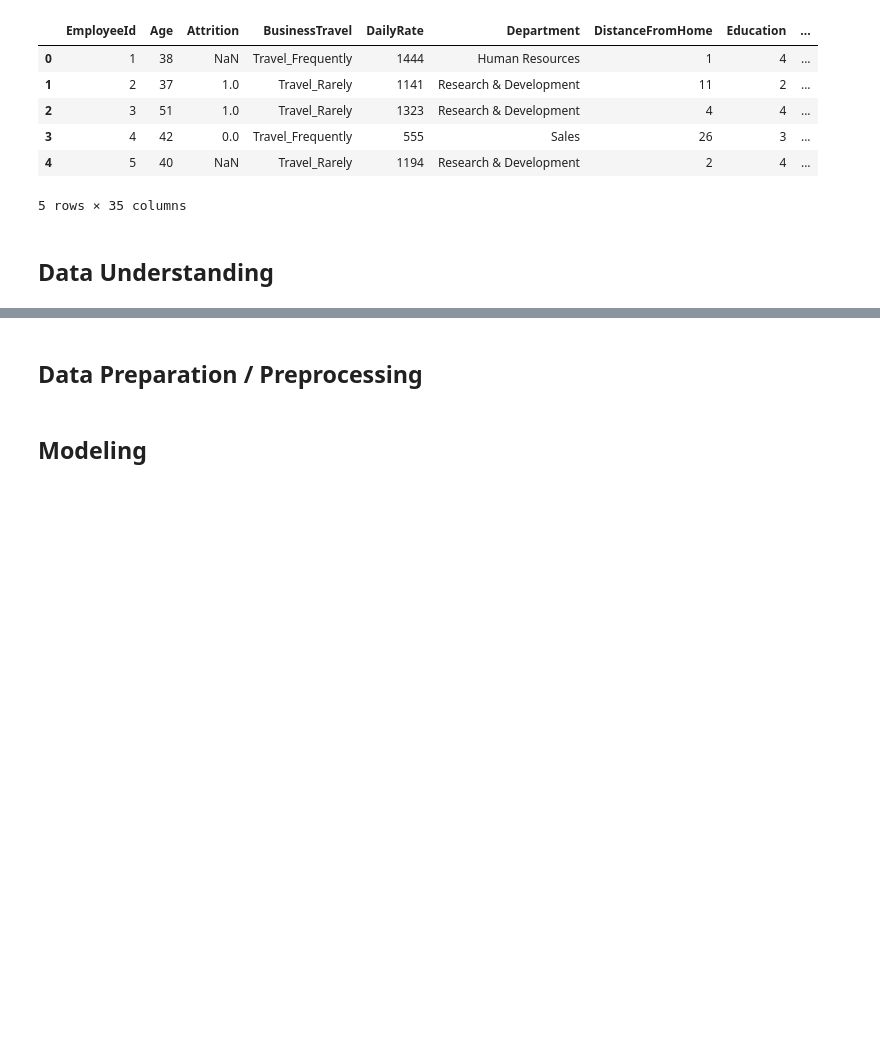
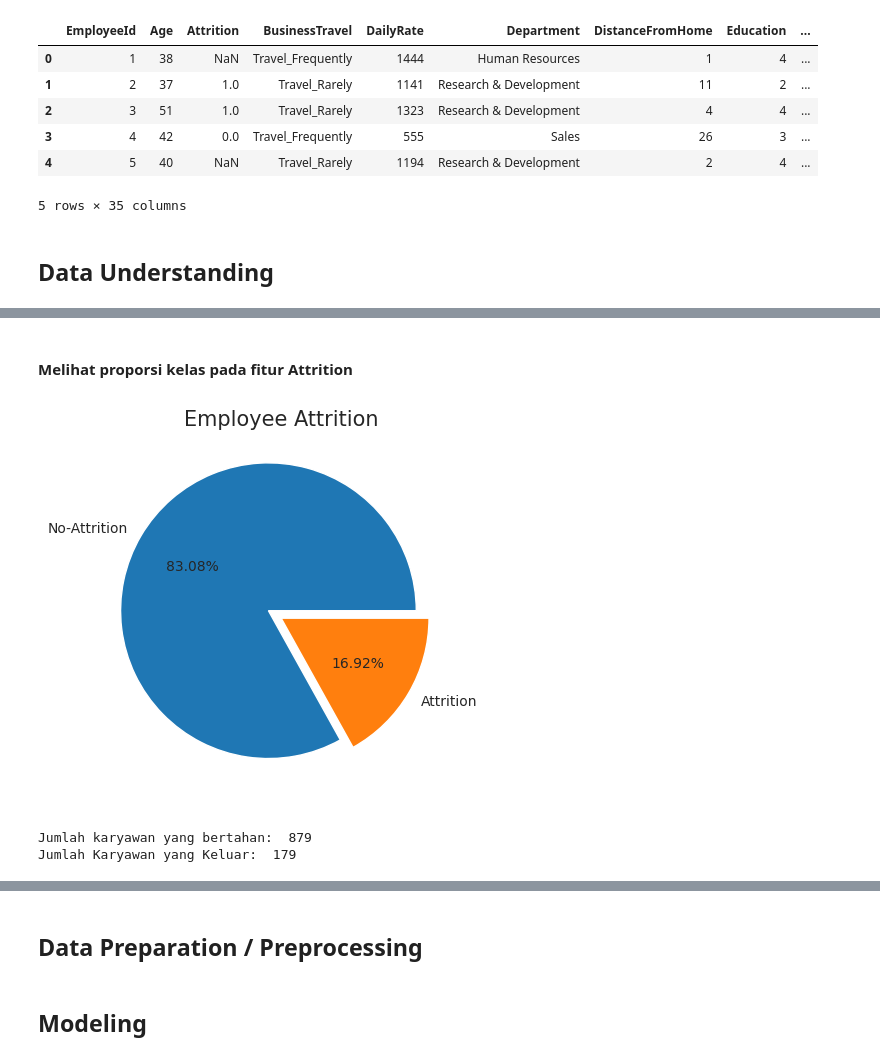
Before and after one commit to Refanz/human-resource-data-science, a Jupyter notebook: notebook.ipynb, the cells around one changed output, grey strips where cells are left out. Drawn from its saved outputs; the diff is of its cells as text; code cells hidden in the pictures; blank space fills up the shorter version.

```diff
--- a/notebook.ipynb
+++ b/notebook.ipynb
@@ -33,0 +203,20 @@ employee_df.head(5)
+# %% [markdown]
+#### Melihat proporsi kelas pada fitur Attrition
+# %%
+attrition_count = employee_df['Attrition'].value_counts().tolist()
+
+plt.pie(
+    x=attrition_count,
+    labels=('No-Attrition', 'Attrition'),
+    autopct='%1.2f%%',
+    explode=(0.1, 0)
+)
+plt.title("Employee Attrition", fontsize=15)
+plt.show()
+
+print("Jumlah karyawan yang bertahan: ", attrition_count[0])
+print("Jumlah Karyawan yang Keluar: ", attrition_count[1])
+# %% [output]
+[figure, added]
+Jumlah karyawan yang bertahan:  879
+Jumlah Karyawan yang Keluar:  179
```
Also changed, not shown: parts of 41 cells of this notebook, 2 other files.
